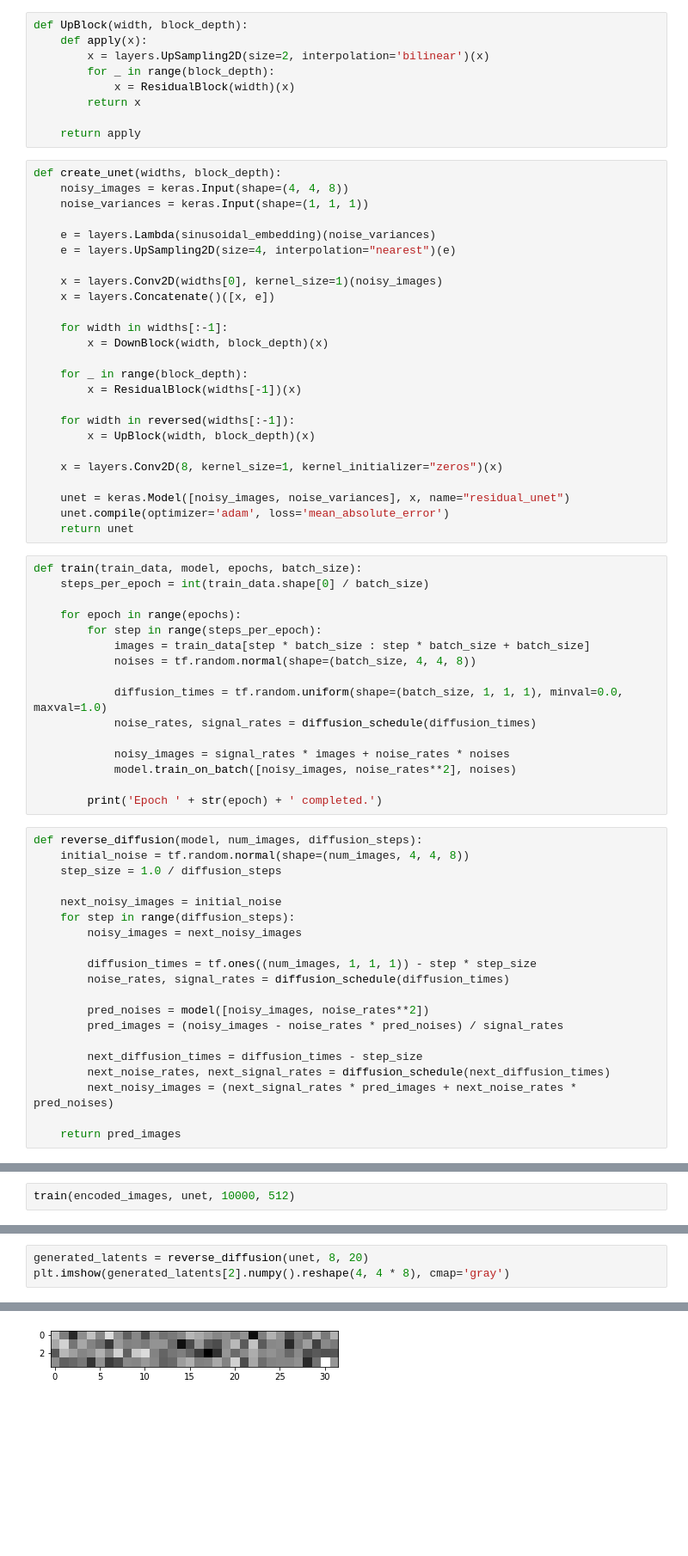
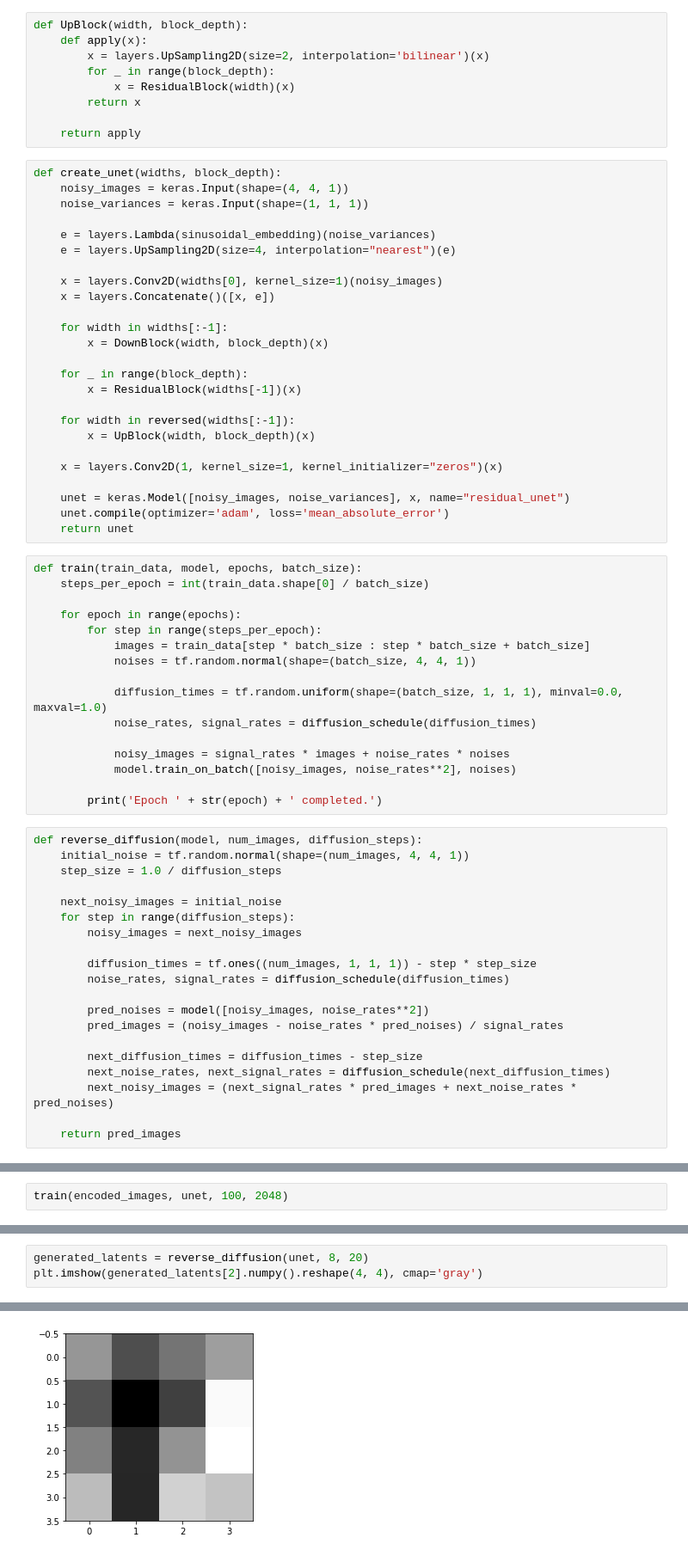
Before and after one commit to hayden-donnelly/ml-notebooks, a Jupyter notebook: latent_diffusion.ipynb, the cells around one changed output, grey strips where cells are left out. Shown: that part at 86% size. Saved outputs shown, nothing was run; the diff lists cells and outputs as text; blank space fills up the shorter version.

```diff
--- a/latent_diffusion.ipynb
+++ b/latent_diffusion.ipynb
@@ -230,7 +249,7 @@ def UpBlock(width, block_depth):
     return apply
 # %%
 def create_unet(widths, block_depth):
-    noisy_images = keras.Input(shape=(4, 4, 8))
+    noisy_images = keras.Input(shape=(4, 4, 1))
     noise_variances = keras.Input(shape=(1, 1, 1))
 
     e = layers.Lambda(sinusoidal_embedding)(noise_variances)
@@ -248,7 +267,7 @@ def create_unet(widths, block_depth):
     for width in reversed(widths[:-1]):
         x = UpBlock(width, block_depth)(x)
 
-    x = layers.Conv2D(8, kernel_size=1, kernel_initializer="zeros")(x)
+    x = layers.Conv2D(1, kernel_size=1, kernel_initializer="zeros")(x)
 
     unet = keras.Model([noisy_images, noise_variances], x, name="residual_unet")
     unet.compile(optimizer='adam', loss='mean_absolute_error')
@@ -260,7 +279,7 @@ def train(train_data, model, epochs, batch_size):
     for epoch in range(epochs):
         for step in range(steps_per_epoch):
             images = train_data[step * batch_size : step * batch_size + batch_size]
-            noises = tf.random.normal(shape=(batch_size, 4, 4, 8))
+            noises = tf.random.normal(shape=(batch_size, 4, 4, 1))
 
             diffusion_times = tf.random.uniform(shape=(batch_size, 1, 1, 1), minval=0.0, maxval=1.0)
             noise_rates, signal_rates = diffusion_schedule(diffusion_times)
@@ -271,7 +290,7 @@ def train(train_data, model, epochs, batch_size):
         print('Epoch ' + str(epoch) + ' completed.')
 # %%
 def reverse_diffusion(model, num_images, diffusion_steps):
-    initial_noise = tf.random.normal(shape=(num_images, 4, 4, 8))
+    initial_noise = tf.random.normal(shape=(num_images, 4, 4, 1))
     step_size = 1.0 / diffusion_steps
 
     next_noisy_images = initial_noise
@@ -293,3 +313,3 @@ def reverse_diffusion(model, num_images, diffusion_steps):
 unet = create_unet([32, 64, 32], 4)
 # %%
-train(encoded_images, unet, 10000, 512)
+train(encoded_images, unet, 100, 2048)
@@ -296,9 +334,9 @@ train(encoded_images, unet, 10000, 512)
 # %%
 generated_latents = reverse_diffusion(unet, 8, 20)
-plt.imshow(generated_latents[2].numpy().reshape(4, 4 * 8), cmap='gray')
+plt.imshow(generated_latents[2].numpy().reshape(4, 4), cmap='gray')
 # %% [output]
 <matplotlib.image.AxesImage at 0x...>
-[figure, old version]
+[figure, new version]
 # %%
 generated_latents = reverse_diffusion(unet, 2, 20)
 generated_images = vae.decode(generated_latents)
```
Also changed, not shown: parts of 10 cells of this notebook.
